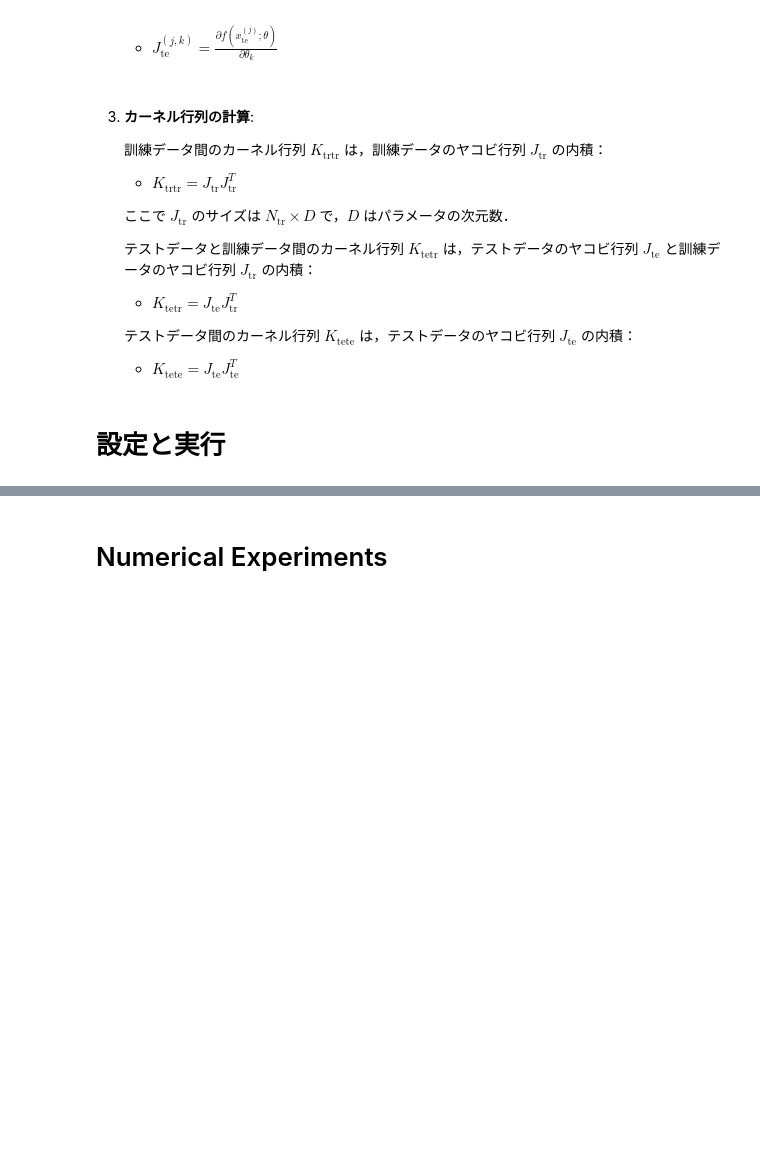
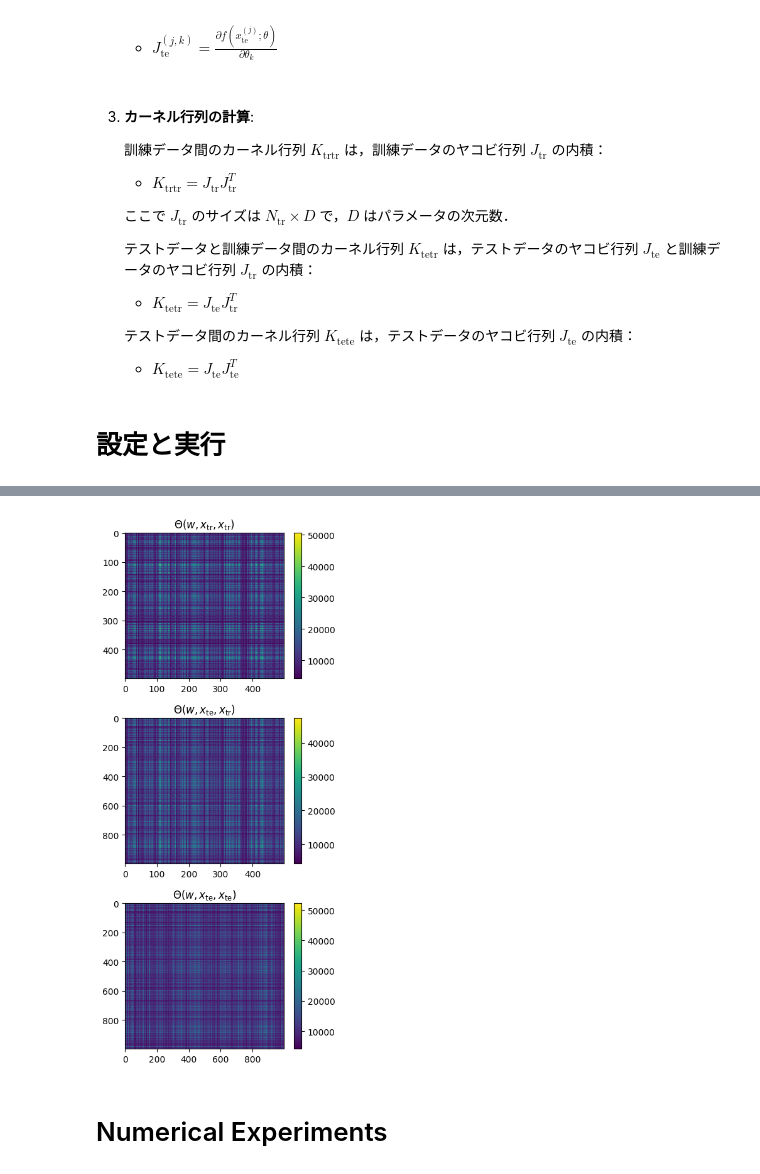
Before and after one commit to kodai-utsunomiya/memorization-and-generalization, a Jupyter notebook: numerical_experiments/1_reimplementation.ipynb, the cells around one changed output, grey strips where cells are left out. Drawn from its saved outputs; the diff is of its cells as text; code cells hidden in the pictures; blank space fills up the shorter version.

```diff
--- a/numerical_experiments/1_reimplementation.ipynb
+++ b/numerical_experiments/1_reimplementation.ipynb
@@ -751,3 +778,51 @@ main(checkpoint_dir, step)
+# %%
+import torch
+import matplotlib.pyplot as plt
+import os
+
+# NTK 行列をロードする関数
+def load_ntk_matrices(checkpoint_dir, step):
+    ntk_file = os.path.join(checkpoint_dir, f'ntk_matrices_{step}.pt')
+    if not os.path.exists(ntk_file):
+        raise FileNotFoundError(f"NTK matrices file not found at {ntk_file}")
+
+    ntk_data = torch.load(ntk_file, weights_only=True)
+    return ntk_data['ktrtr'], ntk_data['ktetr'], ntk_data['ktete']
+
+# NTK 行列を可視化する関数
+def visualize_ntk_matrices(ktrtr, ktetr, ktete):
+    matrices = {'ktrtr': ktrtr, 'ktetr': ktetr, 'ktete': ktete}
+    titles = ['$\Theta(w, x_{\mathrm{tr}}, x_{\mathrm{tr}})$', '$\Theta(w, x_{\mathrm{te}}, x_{\mathrm{tr}})$', '$\Theta(w, x_{\mathrm{te}}, x_{\mathrm{te}})$']
+
+    # `figsize` を行列の数に基づいて調整
+    width = 4
+    height = 3 * len(matrices)
+    fig, axes = plt.subplots(len(matrices), 1, figsize=(width, height))
+
+    if len(matrices) == 1:
+        axes = [axes]
+
+    for i, (key, matrix) in enumerate(matrices.items()):
+        cax = axes[i].imshow(matrix.cpu().numpy(), aspect='auto', cmap='viridis')
+        axes[i].set_title(titles[i], fontsize=12)
+        fig.colorbar(cax, ax=axes[i], orientation='vertical')
+
+    plt.tight_layout()
+    plt.show()
+
+def main(checkpoint_dir, step):
+    # NTK 行列のロード
+    ktrtr, ktetr, ktete = load_ntk_matrices(checkpoint_dir, step)
+
+    # NTK 行列の可視化
+    visualize_ntk_matrices(ktrtr, ktetr, ktete)
+
+checkpoint_dir = 'test01'
+step = 4400  # 表示する Step を設定
+
+main(checkpoint_dir, step)
+# %% [output]
+[figure, added]
 # %% [markdown]
 # Numerical Experiments
 # %% [markdown]
```
Also changed, not shown: parts of 4 cells of this notebook.
